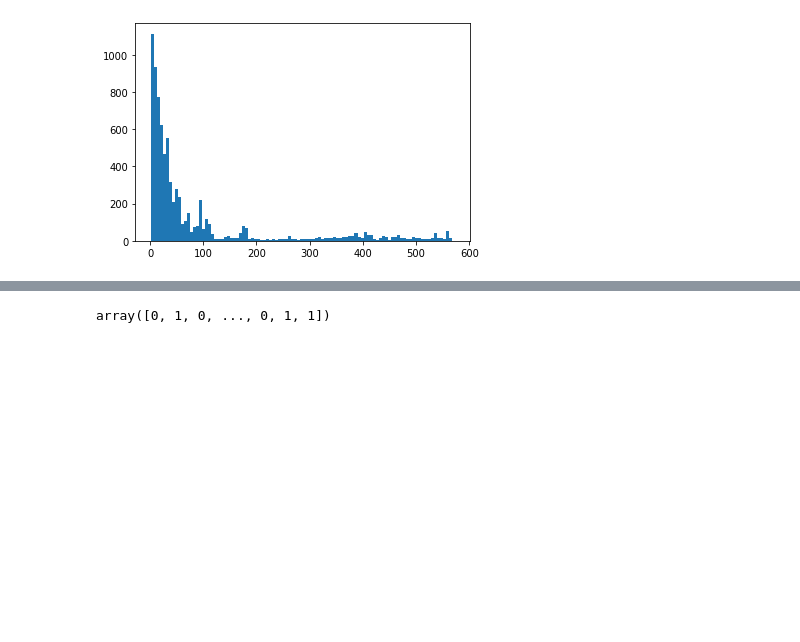
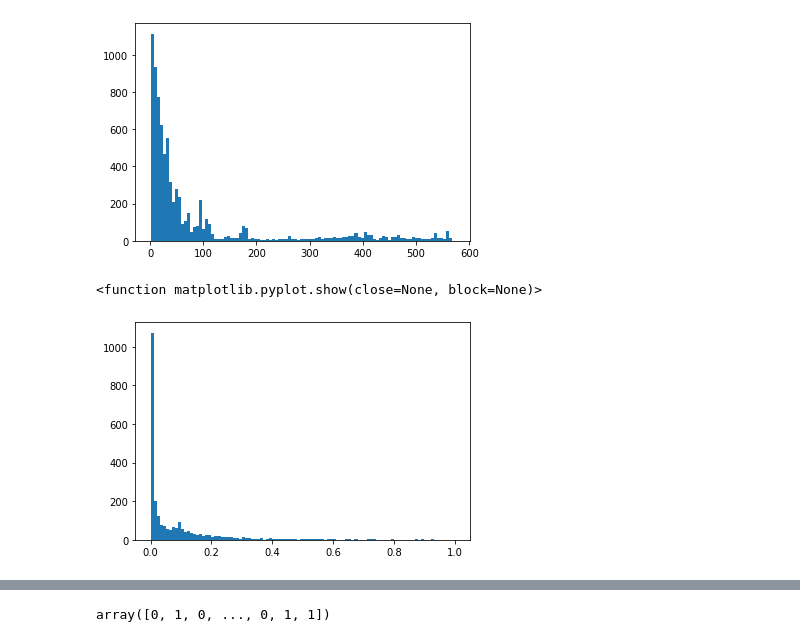
Before and after one commit to areasciencepark/maps_and_heatmaps, a Jupyter notebook: clustering_density_03_04 copy.ipynb, the cells around one changed output, grey strips where cells are left out. Cells and saved outputs as stored; diff of their text form; code cells hidden in the pictures; blank space fills up the shorter version.

```diff
--- a/clustering_density_03_04 copy.ipynb
+++ b/clustering_density_03_04 copy.ipynb
@@ -98,15 +105,20 @@ plt.show()
 # %%
 
 from scipy.stats import kde
 k = kde.gaussian_kde(X.T)
-nbins=300
+
 x = X[:,0]
 y = X[:,1]
-xi, yi = np.mgrid[x.min():x.max():nbins*1j, y.min():y.max():nbins*1j]
+
+
+#xi, yi = np.mgrid[x.min():x.max():nbins*1j, y.min():y.max():nbins*1j]
 zi = k(np.vstack([xi.flatten(), yi.flatten()])).reshape(xi.shape)
 zi = zi/np.max(zi)
 plt.hist(np.reshape(zi,-1), bins = 100)
 plt.show
+# %% [output]
+<function matplotlib.pyplot.show(close=None, block=None)>
+[figure, added]
 # %%
 threshold = .2
 z_mask = np.ma.masked_array(zi, zi <threshold)
```
Also changed, not shown: parts of 7 cells of this notebook.
